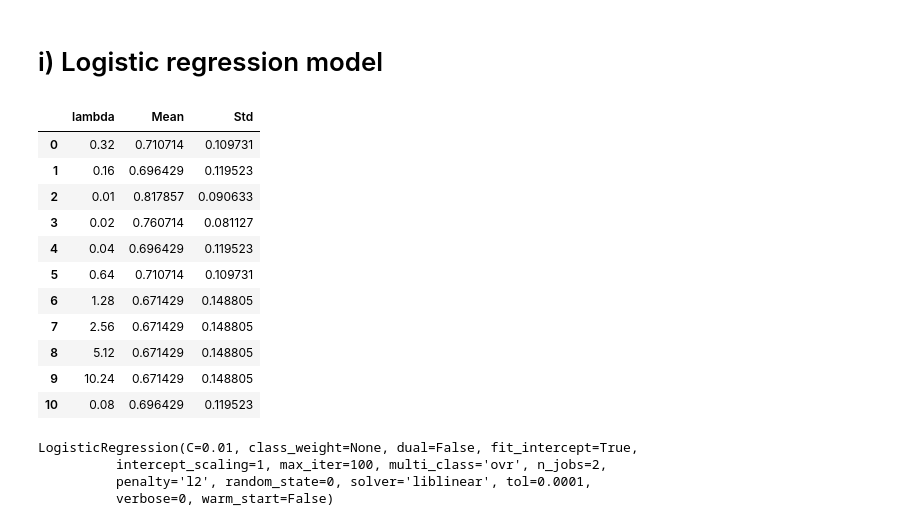
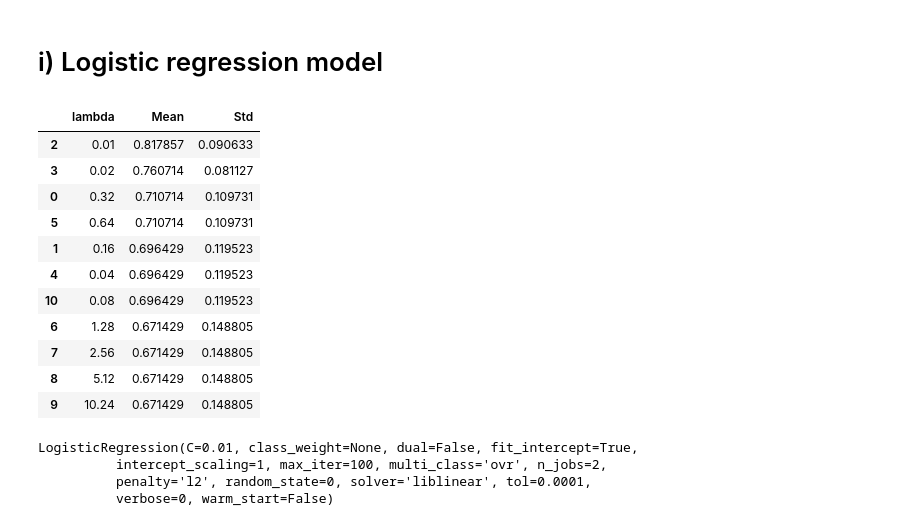
Before and after one commit to Jhilbertxtu/Binary-Classification-Colon-Tumor, a Jupyter notebook: Binary Classification.ipynb, the cells around one changed output. Saved outputs shown, nothing was run; the diff lists cells and outputs as text; code cells hidden in the pictures.

```diff
--- a/Binary Classification.ipynb
+++ b/Binary Classification.ipynb
@@ -122,20 +122,20 @@ for lambda_ in choices_regularization_param:
 # %%
 lr_performance = pd.DataFrame([[x[0], x[1][0], x[1][1]] for x in dict_performance_lr.items()], \
                              columns=["lambda", "Mean", "Std"])
-lr_performance
+lr_performance.sort_values(by=['Mean'], ascending=[0])
 # %% [output]
 |  | lambda | Mean | Std |
-| 0 | 0.32 | 0.710714 | 0.109731 |
-| 1 | 0.16 | 0.696429 | 0.119523 |
 | 2 | 0.01 | 0.817857 | 0.090633 |
 | 3 | 0.02 | 0.760714 | 0.081127 |
+| 0 | 0.32 | 0.710714 | 0.109731 |
+| 5 | 0.64 | 0.710714 | 0.109731 |
+| 1 | 0.16 | 0.696429 | 0.119523 |
 | 4 | 0.04 | 0.696429 | 0.119523 |
-| 5 | 0.64 | 0.710714 | 0.109731 |
+| 10 | 0.08 | 0.696429 | 0.119523 |
 | 6 | 1.28 | 0.671429 | 0.148805 |
 | 7 | 2.56 | 0.671429 | 0.148805 |
 | 8 | 5.12 | 0.671429 | 0.148805 |
 | 9 | 10.24 | 0.671429 | 0.148805 |
-| 10 | 0.08 | 0.696429 | 0.119523 |
 # %%
 best_lr_model
 # %% [output]
```
Also changed, not shown: parts of 2 cells of this notebook.
